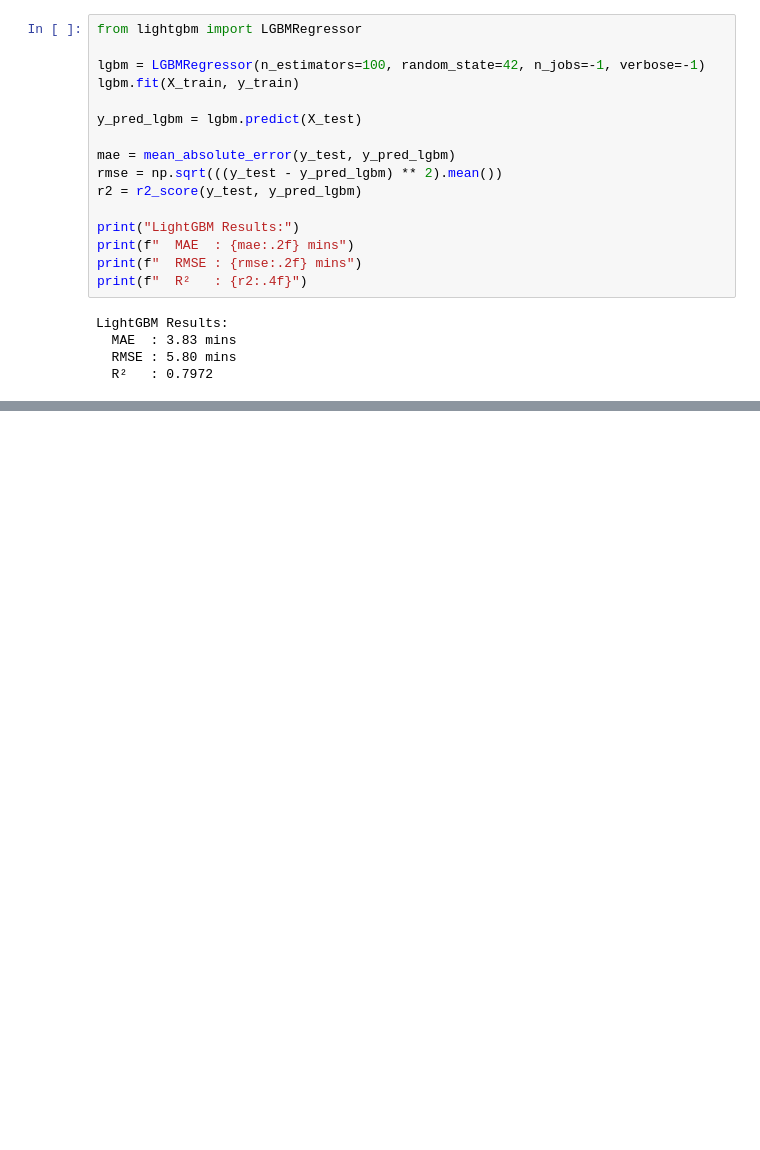
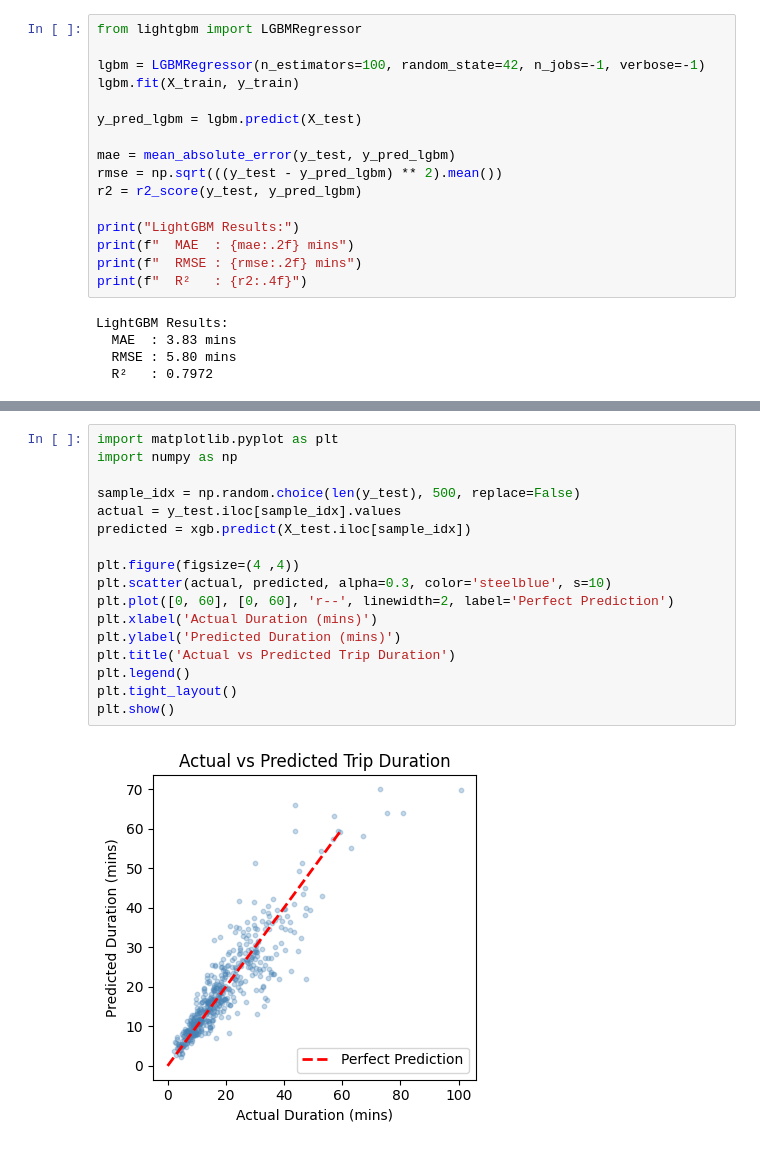
Before and after one commit to sanvisharma29/mlproject, a Jupyter notebook: notebook/Model Training.ipynb, the cells around one changed output, grey strips where cells are left out. Cells and saved outputs as stored; diff of their text form; blank space fills up the shorter version.

```diff
--- a/notebook/Model Training.ipynb
+++ b/notebook/Model Training.ipynb
@@ -143,0 +199,19 @@ LightGBM Results:
+# %%
+import matplotlib.pyplot as plt
+import numpy as np
+
+sample_idx = np.random.choice(len(y_test), 500, replace=False)
+actual = y_test.iloc[sample_idx].values
+predicted = xgb.predict(X_test.iloc[sample_idx])
+
+plt.figure(figsize=(4 ,4))
+plt.scatter(actual, predicted, alpha=0.3, color='steelblue', s=10)
+plt.plot([0, 60], [0, 60], 'r--', linewidth=2, label='Perfect Prediction')
+plt.xlabel('Actual Duration (mins)')
+plt.ylabel('Predicted Duration (mins)')
+plt.title('Actual vs Predicted Trip Duration')
+plt.legend()
+plt.tight_layout()
+plt.show()
+# %% [output]
+[figure, added]
```
Also changed, not shown: parts of 3 cells of this notebook, 5 other files.
